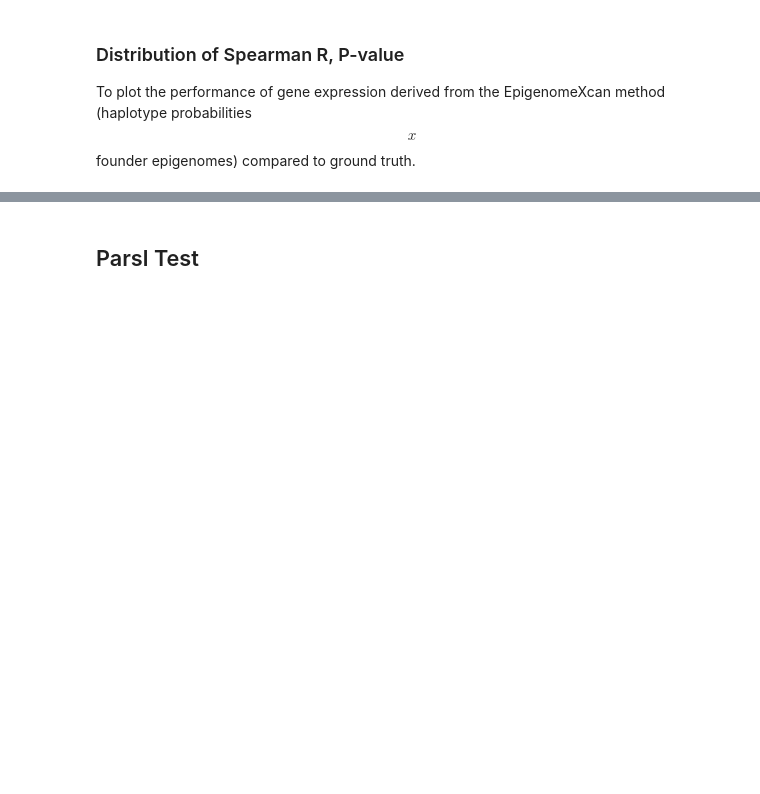
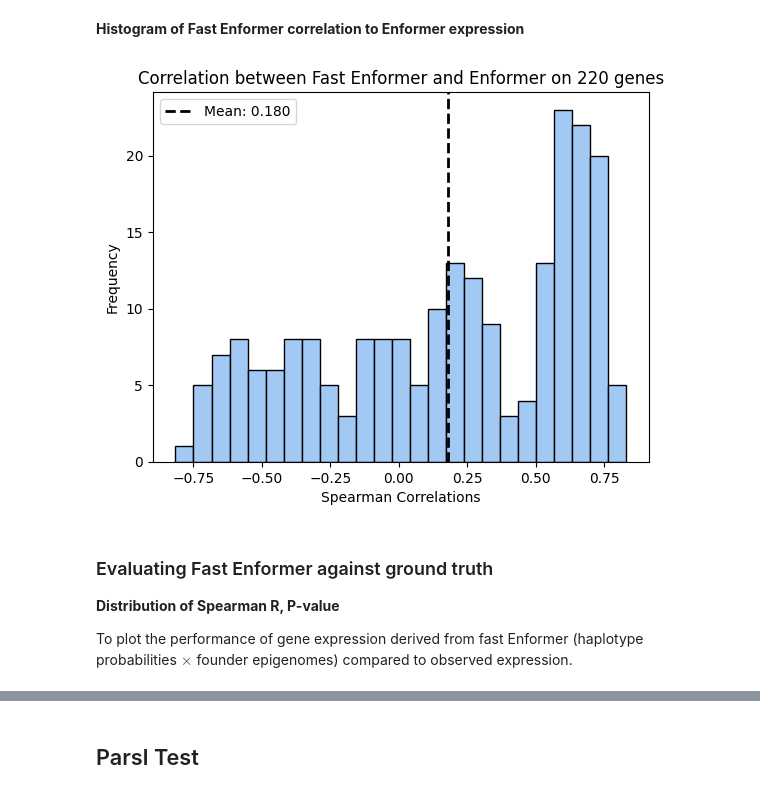
Before and after one commit to hakyimlab/sabrina-deep-learning-in-genomics, a Jupyter notebook: posts/2024-01-10-epigenomexcan-vs-enformer-significant-genes/index.ipynb, the cells around one changed output, grey strips where cells are left out. Cells and saved outputs as stored; diff of their text form; code cells hidden in the pictures; blank space fills up the shorter version.

```diff
--- a/posts/2024-01-10-epigenomexcan-vs-enformer-significant-genes/index.ipynb
+++ b/posts/2024-01-10-epigenomexcan-vs-enformer-significant-genes/index.ipynb
@@ -117,13 +128,19 @@ import statsmodels.api as sm
 import seaborn as sns
 colors = sns.color_palette("pastel")
 # %%
-output_dir = "/eagle/AIHPC4Edu/sabrina/Br_prediction_from_founders"
-output = pd.read_csv(os.path.join(output_dir, "chr1_selected_genes.csv"), index_col=0).dropna()
-obs_expr = pd.read_csv("/home/s1mi/enformer_rat_data/expression_data/Brain.rn7.expr.tpm.bed", sep="\t", header=0, index_col='gene_id')
+tpm = pd.read_csv("/home/s1mi/enformer_rat_data/expression_data/Brain.rn7.expr.tpm.bed", sep="\t", header=0, index_col='gene_id')
+pred_expr = pd.read_csv("/home/s1mi/enformer_rat_data/output/Br_human_predicted_expression.csv", index_col=0)
 cors = pd.read_csv("/home/s1mi/enformer_rat_data/output/Br_personalized_spearman_corr_human.csv", index_col = 0)
+# %%
+output_dir = "/eagle/AIHPC4Edu/sabrina/Br_prediction_from_founders"
+outputs = []
+for file in os.listdir(output_dir):
+    df = pd.read_csv(os.path.join(output_dir, file), index_col=0)
+    outputs.append(df)
+haplo_expr = pd.concat(outputs, axis=1)
 # %%
-## subset obs
-gene_list = output.columns.intersection(cors.index)
-samples = output.index
+gene_list = haplo_expr.columns.intersection(cors.index)
 cors = cors.loc[gene_list]
-obs_expr = obs_expr.loc[gene_list, samples]
+obs_expr = tpm.loc[gene_list].drop(columns=["#chr", "start", "end"]).transpose()
+pred_expr = pred_expr[gene_list]
+haplo_expr = haplo_expr[gene_list]
@@ -135,4 +159,27 @@ for gene in gene_list:
+# %% [markdown]
+**Histogram of Fast Enformer correlation to Enformer expression**
+# %%
+output_cors = pd.DataFrame(columns = ["r", "pval"], index = gene_list)
+for gene in gene_list:
+    individuals = haplo_expr[gene].dropna().index
+    corr, pval = stats.spearmanr(pred_expr.loc[individuals, gene].values, haplo_expr.loc[individuals, gene].values)
+    output_cors.loc[gene] = [corr, pval]
+# Plot a pearson_corr_by_gene["human"]histogram
+plt.hist(output_cors["r"], bins=25, edgecolor='black', color=colors[0])  # 'bins' determines the number of bins or bars
+plt.title(f'Correlation between Fast Enformer and Enformer on {len(gene_list)} genes')
+plt.xlabel('Spearman Correlations')
+plt.ylabel('Frequency')
+mean = np.mean(output_cors["r"])
+plt.axvline(mean, color='black', linestyle='dashed', linewidth=2, label=f'Mean: {mean:.3f}')
+plt.legend()
+
+# Display the plot
+plt.show()
+# %% [output]
+[figure, added]
 # %% [markdown]
-### Distribution of Spearman R, P-value
+### Evaluating Fast Enformer against ground truth
 
-To plot the performance of gene expression derived from the EpigenomeXcan method (haplotype probabilities $$x$$ founder epigenomes) compared to ground truth.
+**Distribution of Spearman R, P-value**
+
+To plot the performance of gene expression derived from fast Enformer (haplotype probabilities $\times$ founder epigenomes) compared to observed expression.
```
Also changed, not shown: parts of 17 cells of this notebook, 2 other files.
